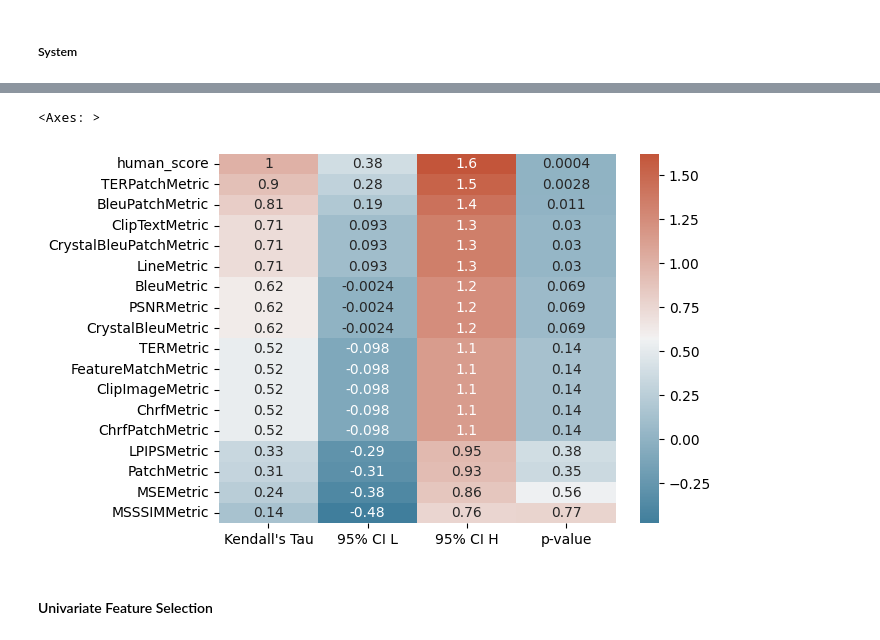
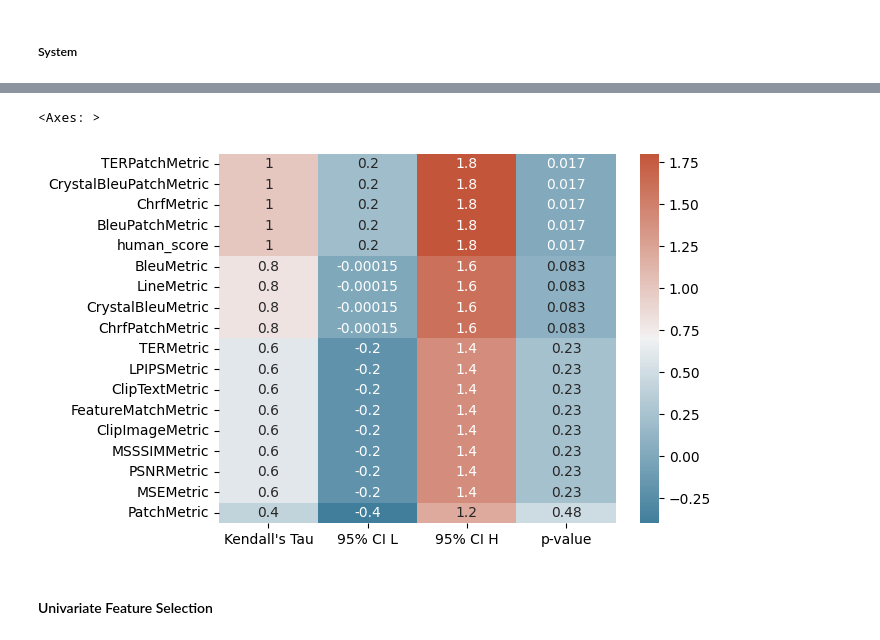
Before and after one commit to VarBench-SE/metricEval, a Jupyter notebook: analysis/metric_analysis.ipynb, the cells around one changed output, grey strips where cells are left out. Drawn from its saved outputs; the diff is of its cells as text; code cells hidden in the pictures.

```diff
--- a/analysis/metric_analysis.ipynb
+++ b/analysis/metric_analysis.ipynb
@@ -109,16 +91,16 @@ TypeError: agg function failed [how->mean,dtype->object]
 # %%
 sorted_corr = (
     metric_utils.kendall_confidence_interval(
-        df.drop(columns=["id"]).groupby("config").mean()
+        df.drop(columns=["id","reviewer_id"]).groupby("config").mean()
     )
     .sort_values(by="Kendall's Tau", ascending=False)
     .drop(columns=["metric"])
     .apply(pd.to_numeric)
 )
 sns.heatmap(sorted_corr, annot=True, cmap=cmap)
 # %% [output]
 <Axes: >
-[figure, old version]
+[figure, new version]
 # %% [markdown]
 #### Univariate Feature Selection
 # %% [markdown]
```
Also changed, not shown: parts of 8 cells of this notebook, 2 other files.
